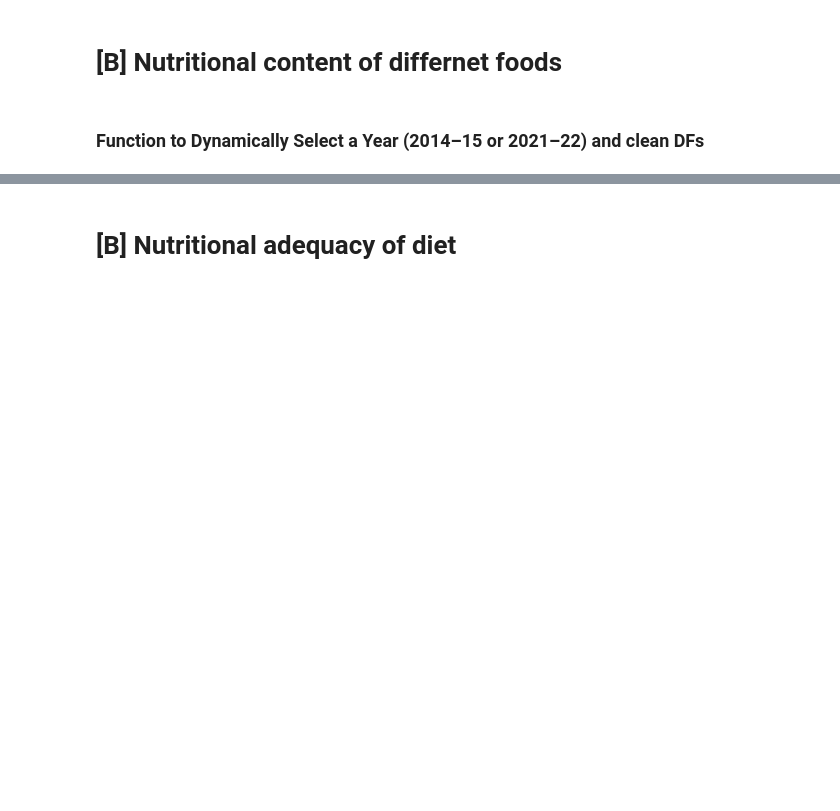
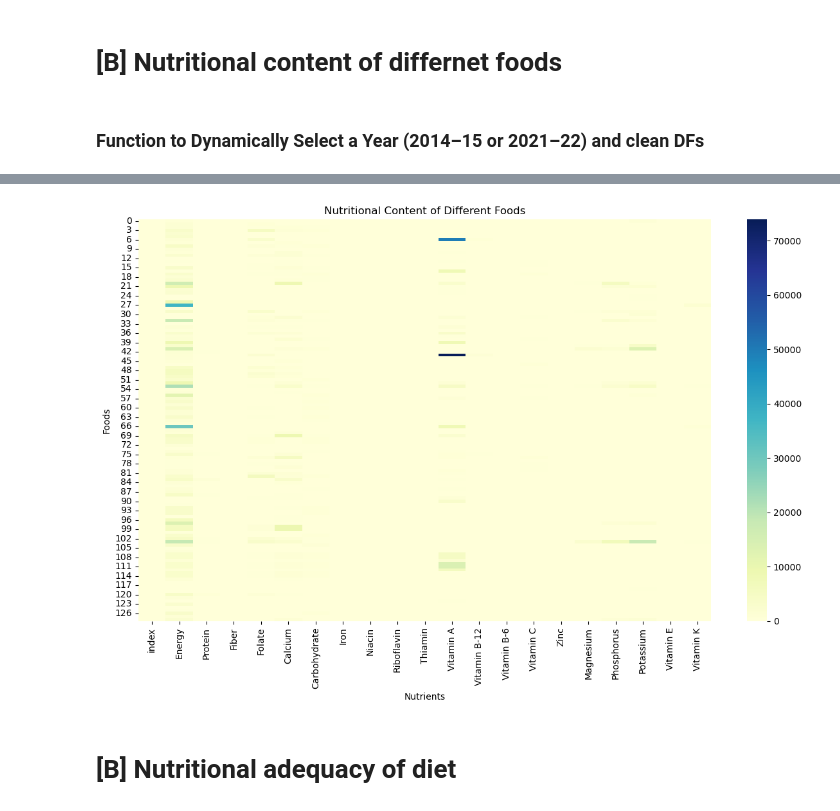
Before and after one commit to JackPollard4/Project-3-, a Jupyter notebook: Jack Mali Document.ipynb, the cells around one changed output, grey strips where cells are left out. Cells and saved outputs as stored; diff of their text form; code cells hidden in the pictures; blank space fills up the shorter version.

```diff
--- a/Jack Mali Document.ipynb
+++ b/Jack Mali Document.ipynb
@@ -240,17 +147,16 @@ Name: expenditure, dtype: float64
 # %% [markdown]
 # **[B] Nutritional content of differnet foods**
 # %%
-sheet_id = '1FnbKj5gwoAQb0QSunBQmyExHwaiLEAdAFCxL59SWLyg'
+sheet_id = '1yFWlP5N7Aowaj6t2roRSFFUC50aFD-RLBGfzGtqLl0w'
 
 InputFiles = {
-    'Expenditures_2014-15': (sheet_id, 'Food Expenditures (2014-15)'),
-    'Expenditures_2021-22': (sheet_id, 'Food Expenditures (2021-22)'),
-    'Prices_2014-15':       (sheet_id, 'Food Prices (2014-15)'),
-    'Prices_2021-22':       (sheet_id, 'Food Prices (2021-22)'),
-    'HH_Characteristics':   (sheet_id, 'Household Characteristics'),
-    'FCT':('1yVLriVpo7KGUXvR3hq_n53XpXlD5NmLaH1oOMZyV0gQ','FCT'),
-    'RDI':('1yVLriVpo7KGUXvR3hq_n53XpXlD5NmLaH1oOMZyV0gQ','RDI')
-
+    'Expenditures_2013-14': (sheet_id, 'Food Expenditures (2013-14)'),
+    'Expenditures_2019-20': (sheet_id, 'Food Expenditures (2019-20)'),
+    'Prices_2013-14': (sheet_id, 'Food Prices (2013-14)'),
+    'Prices_2019-20': (sheet_id, 'Food Prices (2019-20)'),
+    'HH_Characteristics': (sheet_id, 'Household Characteristics'),
+    'FCT': (sheet_id, 'FCT'),
+    'RDI': (sheet_id, 'RDI')
 }
 # %% [markdown]
 ### Function to Dynamically Select a **Year** (2014–15 or 2021–22) and clean DFs
@@ -399,3 +289,36 @@ Shape of rdi (Recommended Daily Intake): (20, 14)
+# %%
+import matplotlib.pyplot as plt
+import seaborn as sns
+
+def plot_nutritional_heatmap(fct, title="Nutritional Content of Different Foods"):
+    """
+    Creates a heatmap of nutrient values (columns) across different foods (rows).
+
+    Parameters
+    ----------
+    fct : pd.DataFrame
+        Food Composition Table with foods as the row index and nutrients as columns.
+    title : str
+        Title of the heatmap.
+    """
+    # If you have a very large DataFrame, consider selecting a subset, e.g.:
+    # fct = fct.iloc[:20, :]  # first 20 foods, for example
+
+    # Convert any missing values to 0 or another placeholder for visualization
+    fct_filled = fct.fillna(0)
+
+    plt.figure(figsize=(12, 8))
+    sns.heatmap(fct_filled, cmap="YlGnBu", annot=False)  # set annot=True to show actual values
+    plt.title(title)
+    plt.xlabel("Nutrients")
+    plt.ylabel("Foods")
+    plt.tight_layout()
+    plt.show()
+
+# Example usage (assuming your FCT DataFrame is named `fct`):
+plot_nutritional_heatmap(fct)
+# %% [output]
+[figure, added]
 # %% [markdown]
 #  **[B] Nutritional adequacy of diet**
 # %% [markdown]
```
Also changed, not shown: parts of 10 cells of this notebook.
